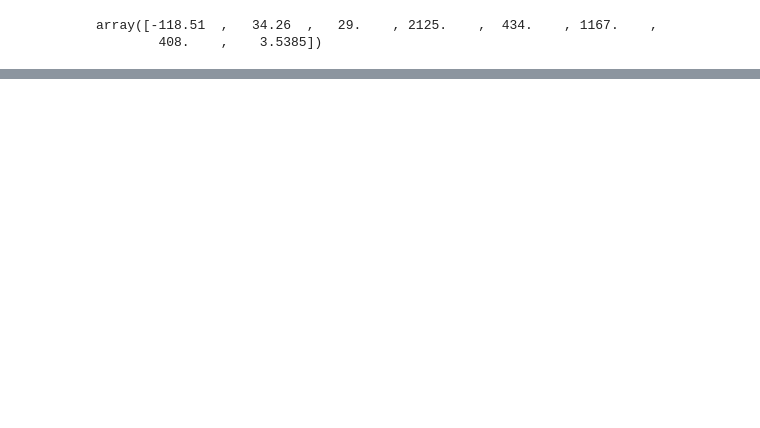
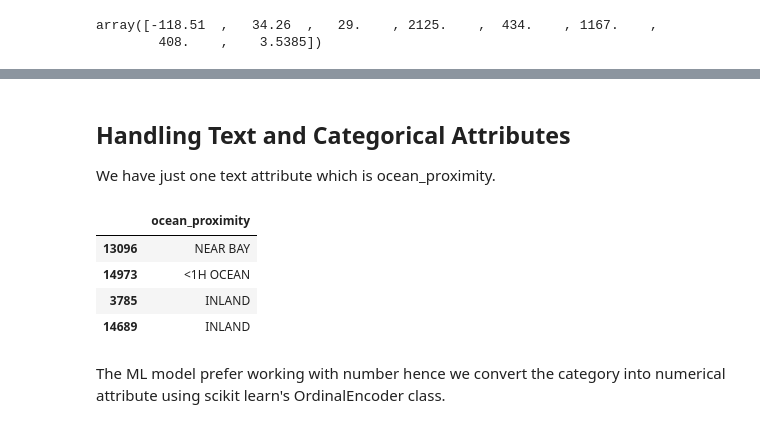
Before and after one commit to Yeabsra-Seyoum/housing-price-prediction-system, a Jupyter notebook: Housing.ipynb, the cells around one changed output, grey strips where cells are left out. Saved outputs shown, nothing was run; the diff lists cells and outputs as text; code cells hidden in the pictures; blank space fills up the shorter version.

Commit message:
feat: handle text and categorical attributes

```diff
--- a/Housing.ipynb
+++ b/Housing.ipynb
@@ -219,0 +243,14 @@ housing_num.describe()
+# %% [markdown]
+## Handling Text and Categorical Attributes
+We have just one text attribute which is ocean_proximity.
+# %%
+housing_cat = housing[["ocean_proximity"]]
+housing_cat.head(4)
+# %% [output]
+|  | ocean_proximity |
+| 13096 | NEAR BAY |
+| 14973 | <1H OCEAN |
+| 3785 | INLAND |
+| 14689 | INLAND |
+# %% [markdown]
+The ML model prefer working with number hence we convert the category into numerical attribute using scikit learn's OrdinalEncoder class.
```
Also changed, not shown: parts of 9 cells of this notebook.
